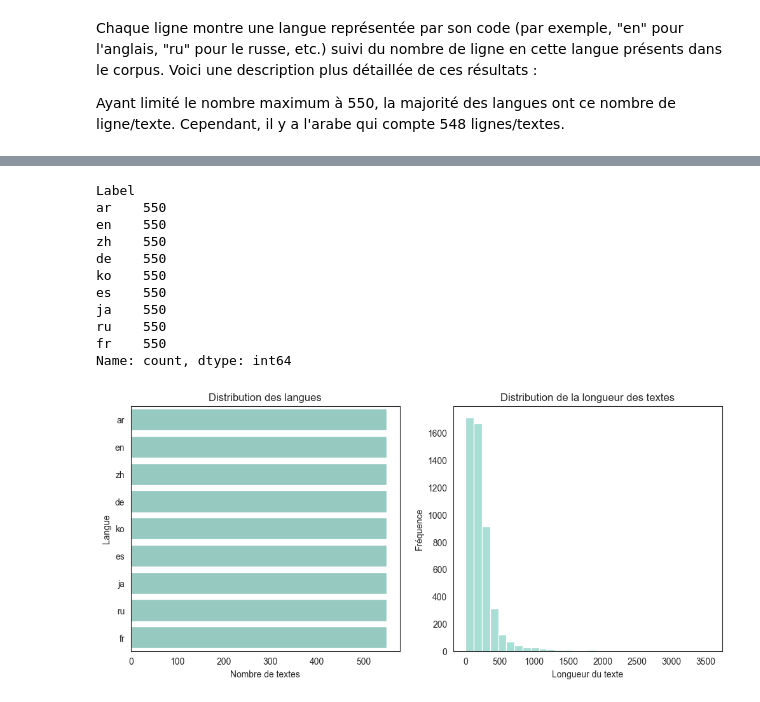
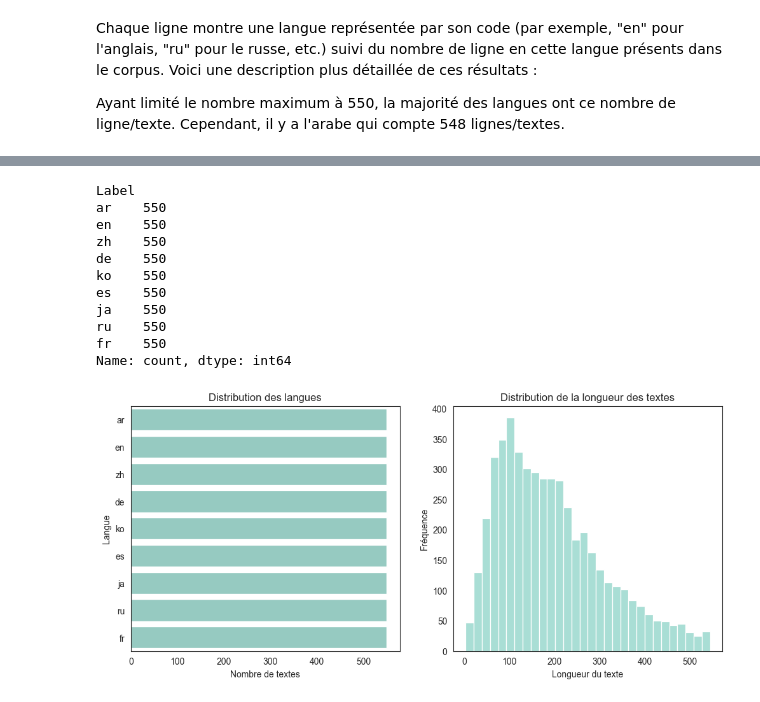
Before and after one commit to PetX33/OutilsTraitementCorpus, a Jupyter notebook: scripts/mesures/evaluation.ipynb, the cells around one changed output, grey strips where cells are left out. Cells and saved outputs as stored; diff of their text form; code cells hidden in the pictures.

Commit message:
fix: ajout fonction pour les outliers

```diff
--- a/scripts/mesures/evaluation.ipynb
+++ b/scripts/mesures/evaluation.ipynb
@@ -134,0 +155,39 @@ Voici un résumé correct des statistiques que vous avez fournies, illustrées s
+# %%
+def remove_text_length_outliers(data: pd.DataFrame) -> pd.DataFrame:
+    """
+    Supprime les outliers basés sur la longueur des textes dans le DataFrame.
+
+    Parameters:
+    data (pd.DataFrame): Le DataFrame contenant les données à nettoyer
+
+    Returns:
+    pd.DataFrame: Le DataFrame nettoyé sans les outliers
+    """
+    data_copy = data.copy()
+
+    # Calcul de la longueur des textes et assignation en utilisant .loc pour éviter SettingWithCopyWarning
+    data_copy.loc[:, "Text_Length"] = data_copy["Text"].apply(len)
+
+    # Calcul de l'écart interquartile (IQR)
+    Q1 = data_copy["Text_Length"].quantile(0.25)
+    Q3 = data_copy["Text_Length"].quantile(0.75)
+    IQR = Q3 - Q1
+
+    # Définition des bornes pour les outliers
+    lower_bound = Q1 - 1.5 * IQR
+    upper_bound = Q3 + 1.5 * IQR
+
+    # Filtrage des données pour éliminer les outliers
+    filtered_data = data_copy[
+        (data_copy["Text_Length"] >= lower_bound)
+        & (data_copy["Text_Length"] <= upper_bound)
+    ]
+
+    # Sauvegarde des données nettoyées
+    filtered_data.to_csv("../../data/csv/data_cleaned.csv", index=False)
+
+    return filtered_data
+# %%
+filtered_data = remove_text_length_outliers(data)
+print(analyze_text_length(filtered_data))
+print(analyze_language_distribution(filtered_data))
@@ -177,29 +257,29 @@ def augment_underrepresented_labels(
     return augmented_data
 # %%
 # Utiliser la fonction pour augmenter les étiquettes ayant moins de 550 échantillons
-augmented_data = augment_underrepresented_labels(data, "Label", "Text", 550)
+augmented_data = augment_underrepresented_labels(filtered_data, "Label", "Text", 550)
 
 augmented_data.to_csv("../../data/csv/augmented_data.csv", index=False)
 
 # Vérifier la nouvelle distribution des étiquettes
 print(augmented_data["Label"].value_counts())
 
 analyze_text_length(augmented_data)
 
 plot_distributions(augmented_data)
 # %% [output]
 Label
 ar    550
 en    550
 zh    550
 de    550
 ko    550
 es    550
 ja    550
 ru    550
 fr    550
 Name: count, dtype: int64
-[figure, old version]
+[figure, new version]
 # %%
 # Loading SpaCy models
 nlp_en = spacy.load("en_core_web_sm")  # English
```
Also changed, not shown: parts of 13 cells of this notebook.
